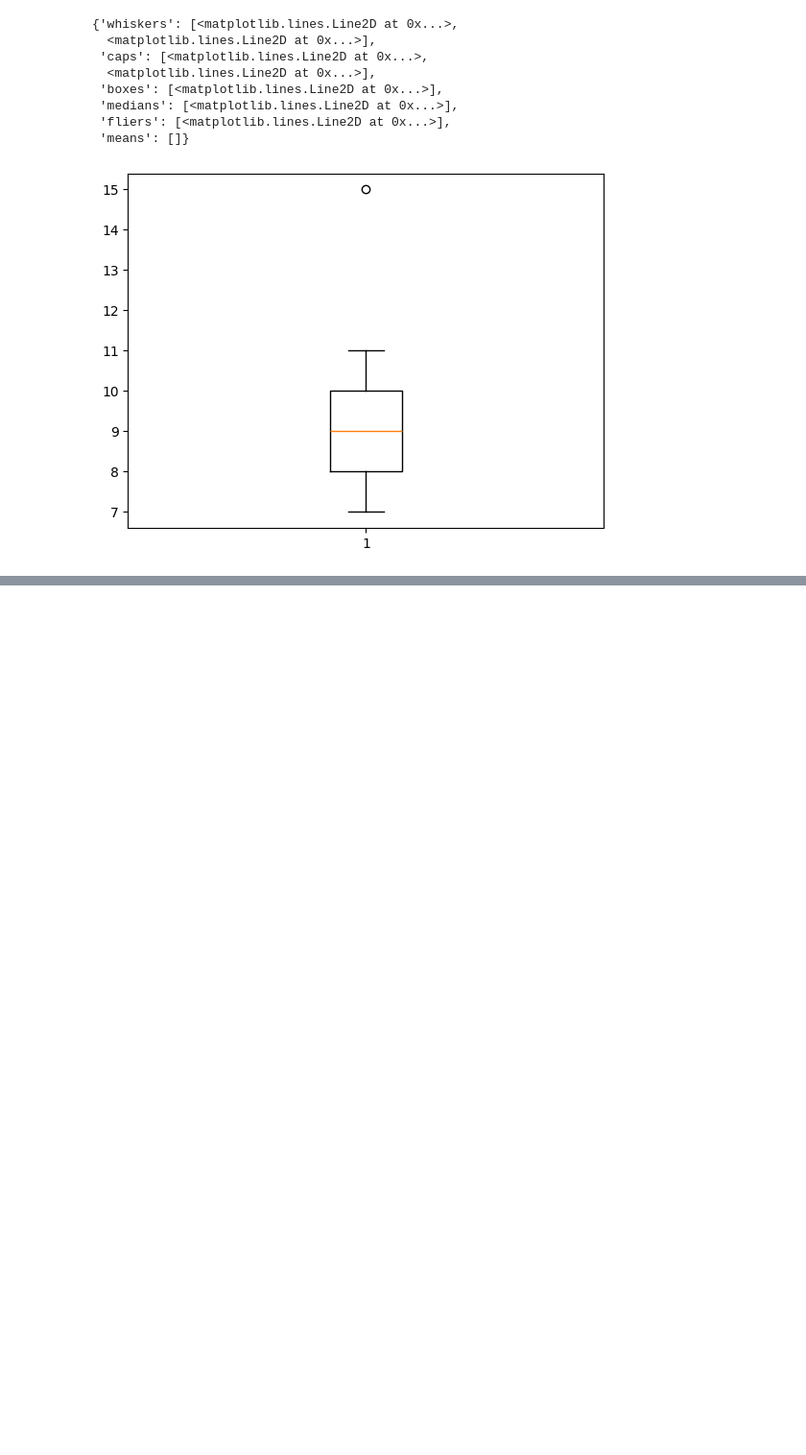
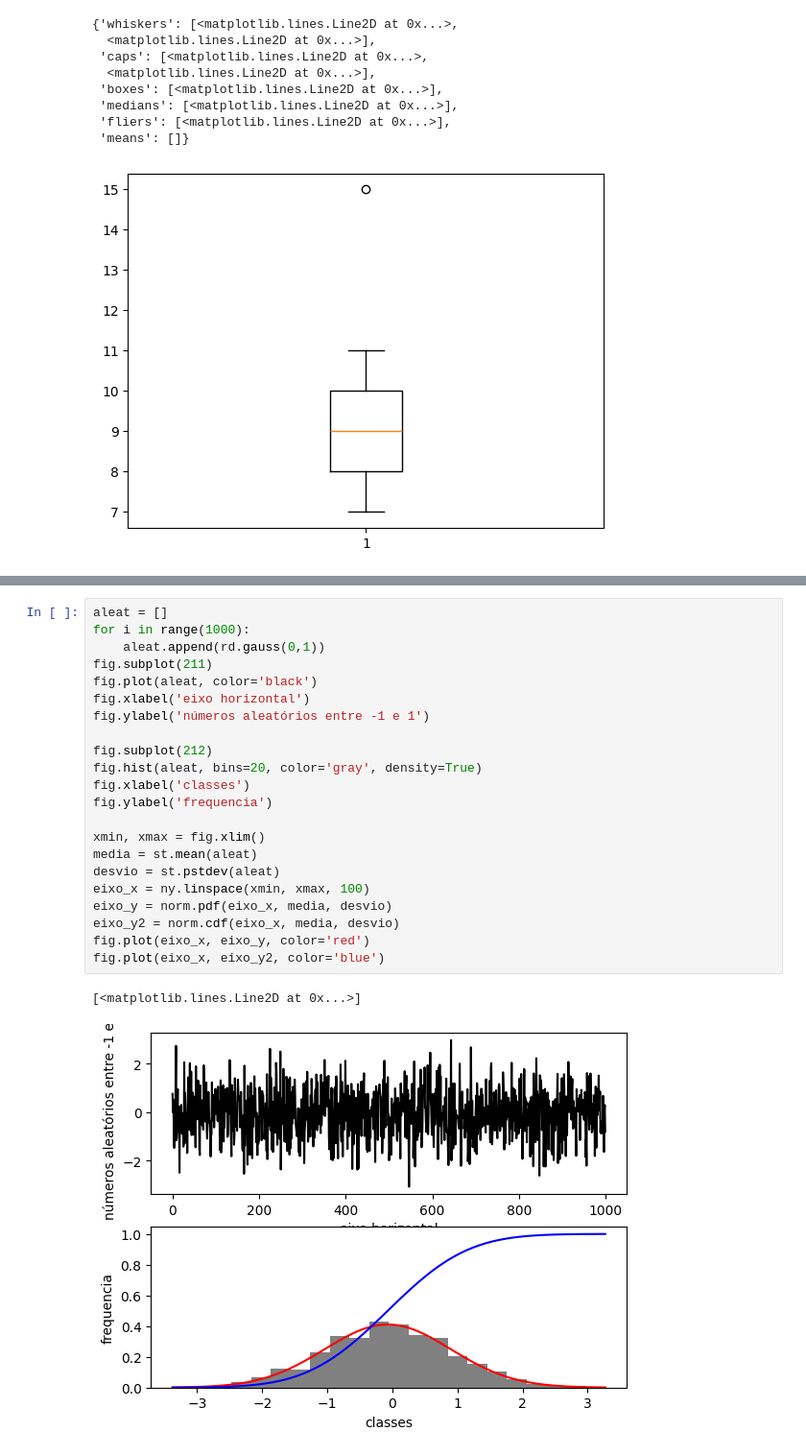
Before and after one commit to phm-aguiar/Individual_Explorations, a Jupyter notebook: Pyhton_para_mercado_financeiro/terceiro_cap.ipynb, the cells around one changed output, grey strips where cells are left out. Shown at 96% size. Cells and saved outputs as stored; diff of their text form; blank space fills up the shorter version.

```diff
--- a/Pyhton_para_mercado_financeiro/terceiro_cap.ipynb
+++ b/Pyhton_para_mercado_financeiro/terceiro_cap.ipynb
@@ -194,0 +244,25 @@ Text(0, 0.5, 'frequencia')
+# %%
+aleat = []
+for i in range(1000):
+	aleat.append(rd.gauss(0,1))
+fig.subplot(211)
+fig.plot(aleat, color='black')
+fig.xlabel('eixo horizontal')
+fig.ylabel('números aleatórios entre -1 e 1')
+
+fig.subplot(212)
+fig.hist(aleat, bins=20, color='gray', density=True)
+fig.xlabel('classes')
+fig.ylabel('frequencia')
+
+xmin, xmax = fig.xlim()
+media = st.mean(aleat)
+desvio = st.pstdev(aleat)
+eixo_x = ny.linspace(xmin, xmax, 100)
+eixo_y = norm.pdf(eixo_x, media, desvio)
+eixo_y2 = norm.cdf(eixo_x, media, desvio)
+fig.plot(eixo_x, eixo_y, color='red')
+fig.plot(eixo_x, eixo_y2, color='blue')
+# %% [output]
+[<matplotlib.lines.Line2D at 0x...>]
+[figure, added]
```
Also changed, not shown: parts of 39 cells of this notebook, 3 other files.
